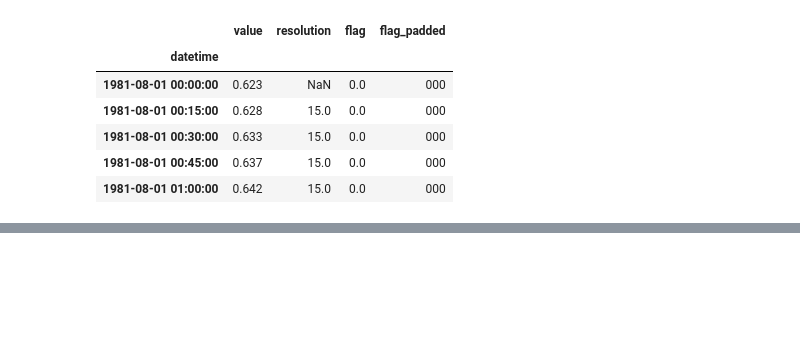
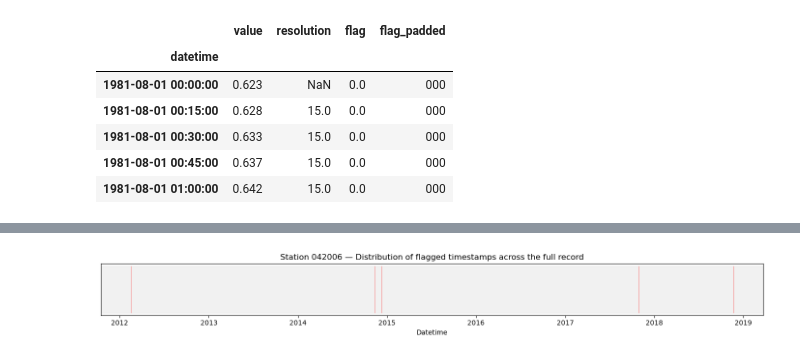
Before and after one commit to masher92/UK-Flow15, a Jupyter notebook: Interpolate.ipynb, the cells around one changed output, grey strips where cells are left out. Saved outputs shown, nothing was run; the diff lists cells and outputs as text; code cells hidden in the pictures; blank space fills up the shorter version.

```diff
--- a/Interpolate.ipynb
+++ b/Interpolate.ipynb
@@ -445,8 +271,4 @@ IntSlider(value=3, description='Z threshold:', layout=Layout(width='400px'), max
 # %%
-qc_column = 2
-qc_flags = '2'
-
 qc_column = 1
-qc_flags = '9'
-
-round_decimals =2
+qc_flags = '238' #238
+round_decimals =1
@@ -533,24 +306,11 @@ plot_flagged_clusters(df, clusters, station_id)
 # %%
-# # =============================================================================
-# # VISUALISATION 3: FLAGGED TIMESTAMPS ALONG THE TIME AXIS
-# # =============================================================================
-# # This plot shows when flagged points occur across the full record.
-# # Each flagged timestamp is marked as a vertical line, making it easy to
-# # see whether bad data is clustered in time (e.g. during a particular season
-# # or instrument failure period) or scattered randomly throughout the record.
-# # This is useful context for judging how reliable the interpolation is likely
-# # to be — clustered gaps are harder to interpolate accurately than isolated points.
-
-# fig, ax = plt.subplots(figsize=(14, 2))
-
-# ax.vlines( pd.to_datetime(old_values["datetime"]), ymin=0, ymax=1,color="red", linewidth=0.5, alpha=0.7)
-
-# # Add a shaded background to represent the full record extent
-# ax.axhspan(0, 1, color="lightgrey", alpha=0.3)
-
-# ax.set_title(f"Station {station_id} — Distribution of flagged timestamps across the full record")
-# ax.set_xlabel("Datetime")
-# ax.set_yticks([])  # y axis is not meaningful here
-# plt.tight_layout()
-# plt.show()
+fig, ax = plt.subplots(figsize=(14, 2))
+ax.vlines( pd.to_datetime(df.loc[flagged_rows].index), ymin=0, ymax=1,color="red", linewidth=0.5, alpha=0.7)
+ax.axhspan(0, 1, color="lightgrey", alpha=0.3)
+ax.set_title(f"Station {station_id} — Distribution of flagged timestamps across the full record")
+ax.set_xlabel("Datetime")
+ax.set_yticks([])  # y axis is not meaningful here
+plt.tight_layout()
+# %% [output]
+[figure, added]
 # %% [markdown]
```
Also changed, not shown: parts of 26 cells of this notebook, 7 other files.
